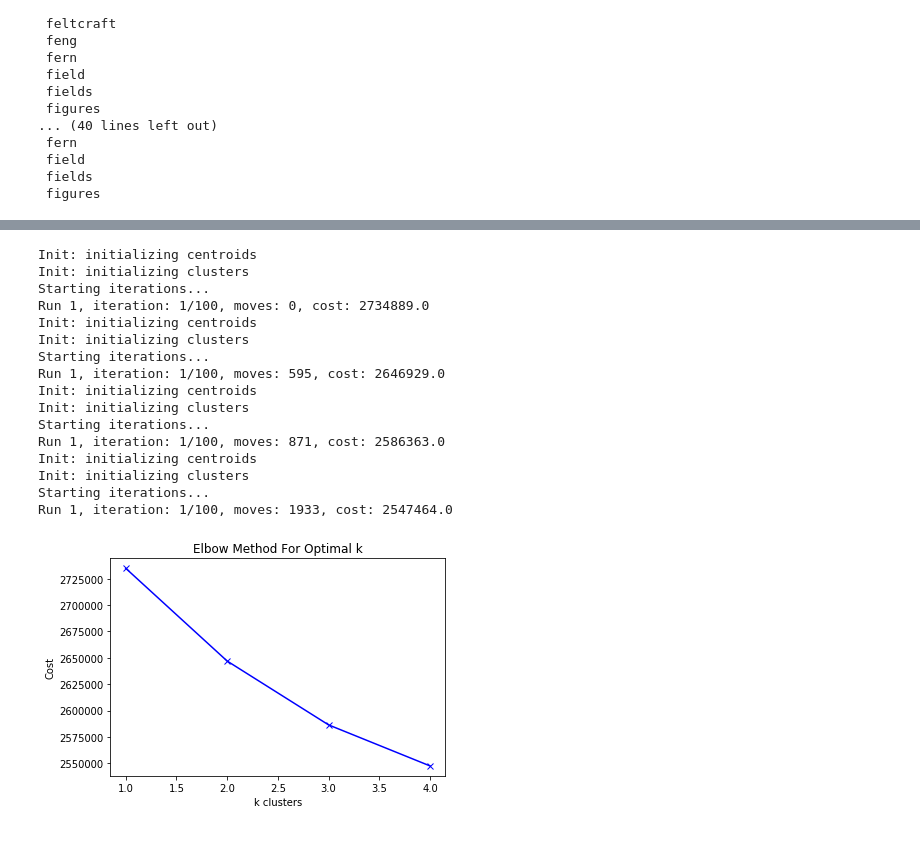
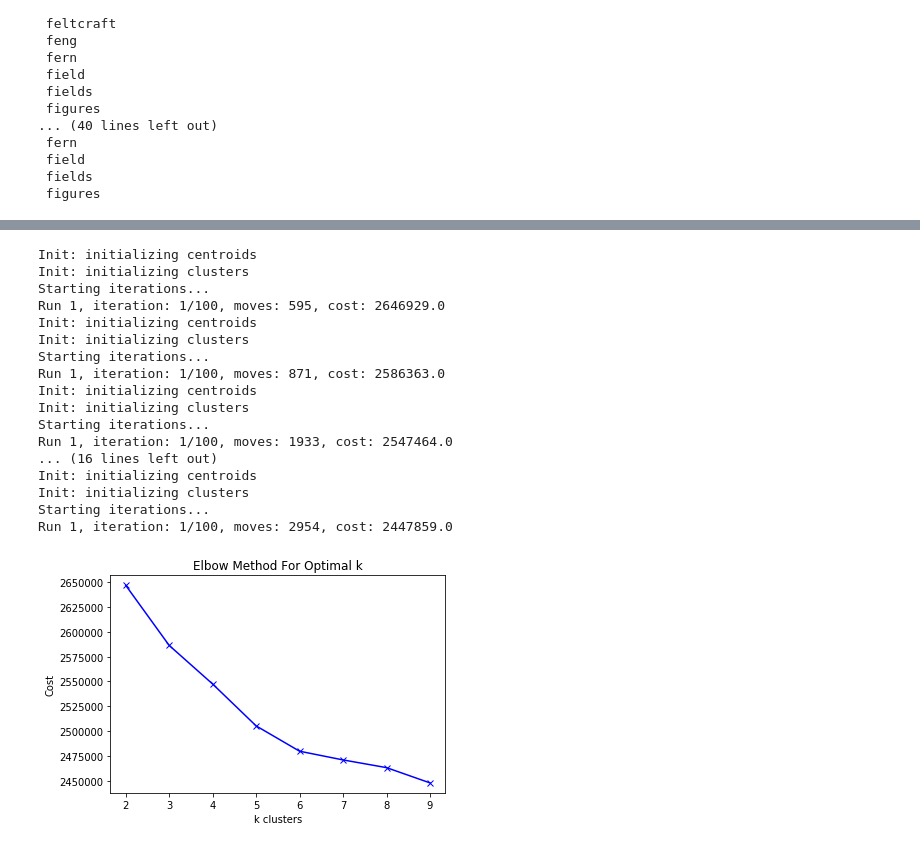
Before and after one commit to Pydathon/E-commerce, a Jupyter notebook: E-commerce.ipynb, the cells around one changed output, grey strips where cells are left out. Drawn from its saved outputs; the diff is of its cells as text; code cells hidden in the pictures.

```diff
--- a/E-commerce.ipynb
+++ b/E-commerce.ipynb
@@ -208,7 +204,7 @@ eff=test['words'].value_counts()
 # %%
 df_cleaned=data
 # %%
-km = KModes(n_clusters=4, init='Huang', n_init=5, verbose=1)
+km = KModes(n_clusters=6, init='Huang', n_init=5, verbose=1)
 km.fit(df_cleaned)
 # %% [output]
 Init: initializing centroids
@@ -231,0 +248,13 @@ KModes(init='Huang', n_clusters=4, n_init=5, verbose=1)
+# %%
+df_cleaned = df_cleaned.reset_index()
+
+fitClusters = pd.DataFrame(clusters)
+
+
+clusters_df = pd.DataFrame(fitClusters)
+clusters_df.columns = ['clusters_pred']
+db_w_clusters = pd.concat([df_cleaned, clusters_df], axis = 1).reset_index()
+
+db_w_clusters = db_w_clusters.drop(['level_0', 'index'], axis = 1)
+
+db_w_clusters.head()
@@ -232,31 +317,32 @@ KModes(init='Huang', n_clusters=4, n_init=5, verbose=1)
 # %%
 cost = []
-K = range(2,7)
+K = range(2,10)
 for num_clusters in list(K):
     kmode = KModes(n_clusters=num_clusters, init = "Cao", n_init = 1, verbose=1)
     kmode.fit_predict(df_cleaned)
     cost.append(kmode.cost_)
 
 plt.plot(K, cost, 'bx-')
 plt.xlabel('k clusters')
 plt.ylabel('Cost')
 plt.title('Elbow Method For Optimal k')
 plt.show()
 # %% [output]
-Init: initializing centroids
-Init: initializing clusters
-Starting iterations...
-Run 1, iteration: 1/100, moves: 0, cost: 2734889.0
 Init: initializing centroids
 Init: initializing clusters
 Starting iterations...
 Run 1, iteration: 1/100, moves: 595, cost: 2646929.0
 Init: initializing centroids
 Init: initializing clusters
 Starting iterations...
 Run 1, iteration: 1/100, moves: 871, cost: 2586363.0
 Init: initializing centroids
 Init: initializing clusters
 Starting iterations...
 Run 1, iteration: 1/100, moves: 1933, cost: 2547464.0
+... (16 lines left out)
+Init: initializing centroids
+Init: initializing clusters
+Starting iterations...
+Run 1, iteration: 1/100, moves: 2954, cost: 2447859.0
-[figure, old version]
+[figure, new version]
```
Also changed, not shown: parts of 14 cells of this notebook.
